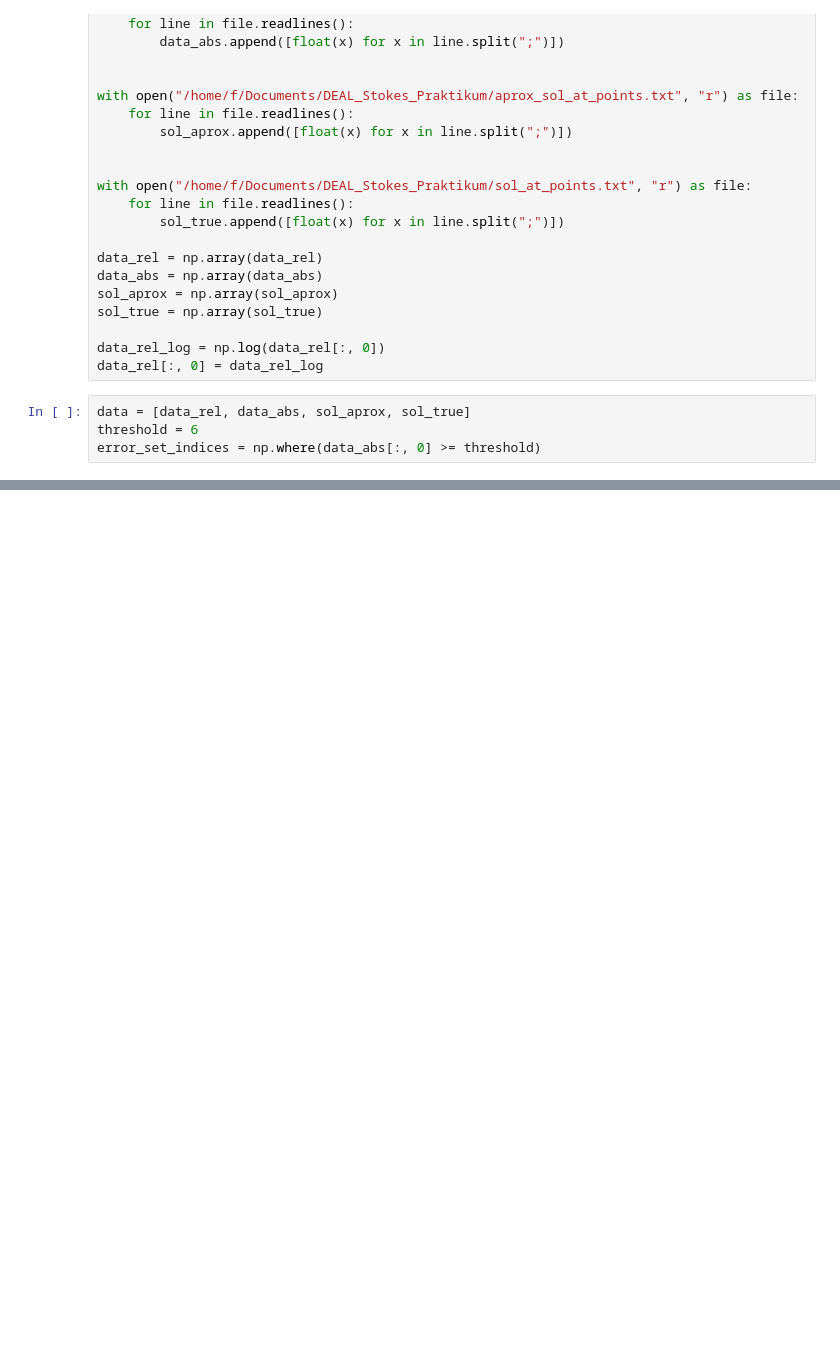
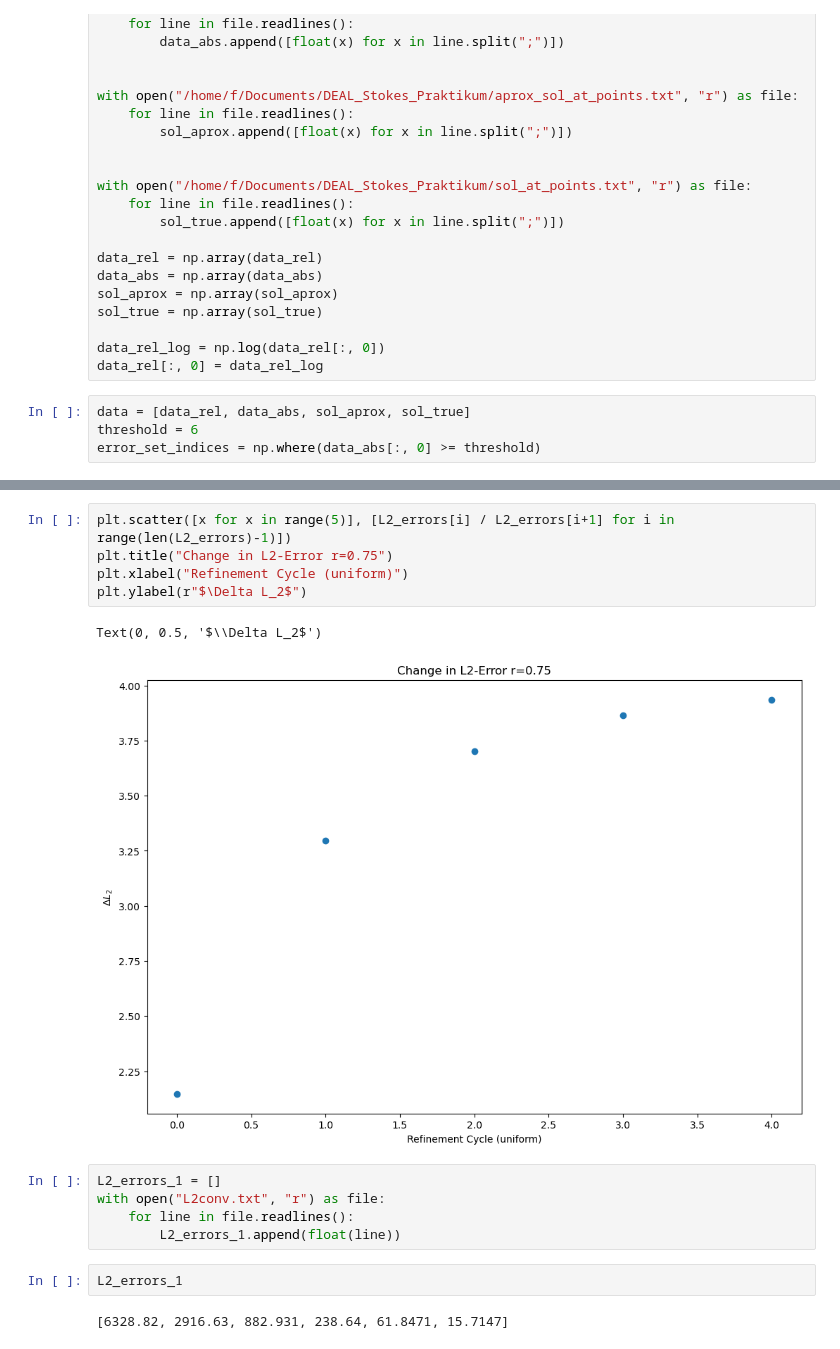
Before and after one commit to mayerdominik/DEAL_Stokes_Praktikum, a Jupyter notebook: Untitled.ipynb, the cells around one changed output, grey strips where cells are left out. Drawn from its saved outputs; the diff is of its cells as text; blank space fills up the shorter version.

```diff
--- a/Untitled.ipynb
+++ b/Untitled.ipynb
@@ -54,0 +69,17 @@ figure.tight_layout()
+# %%
+plt.scatter([x for x in range(5)], [L2_errors[i] / L2_errors[i+1] for i in range(len(L2_errors)-1)])
+plt.title("Change in L2-Error r=0.75")
+plt.xlabel("Refinement Cycle (uniform)")
+plt.ylabel(r"$\Delta L_2$")
+# %% [output]
+Text(0, 0.5, '$\\Delta L_2$')
+[figure, added]
+# %%
+L2_errors_1 = []
+with open("L2conv.txt", "r") as file:
+    for line in file.readlines():
+        L2_errors_1.append(float(line))
+# %%
+L2_errors_1
+# %% [output]
+[6328.82, 2916.63, 882.931, 238.64, 61.8471, 15.7147]
```
Also changed, not shown: parts of 5 cells of this notebook, 9 other files.
